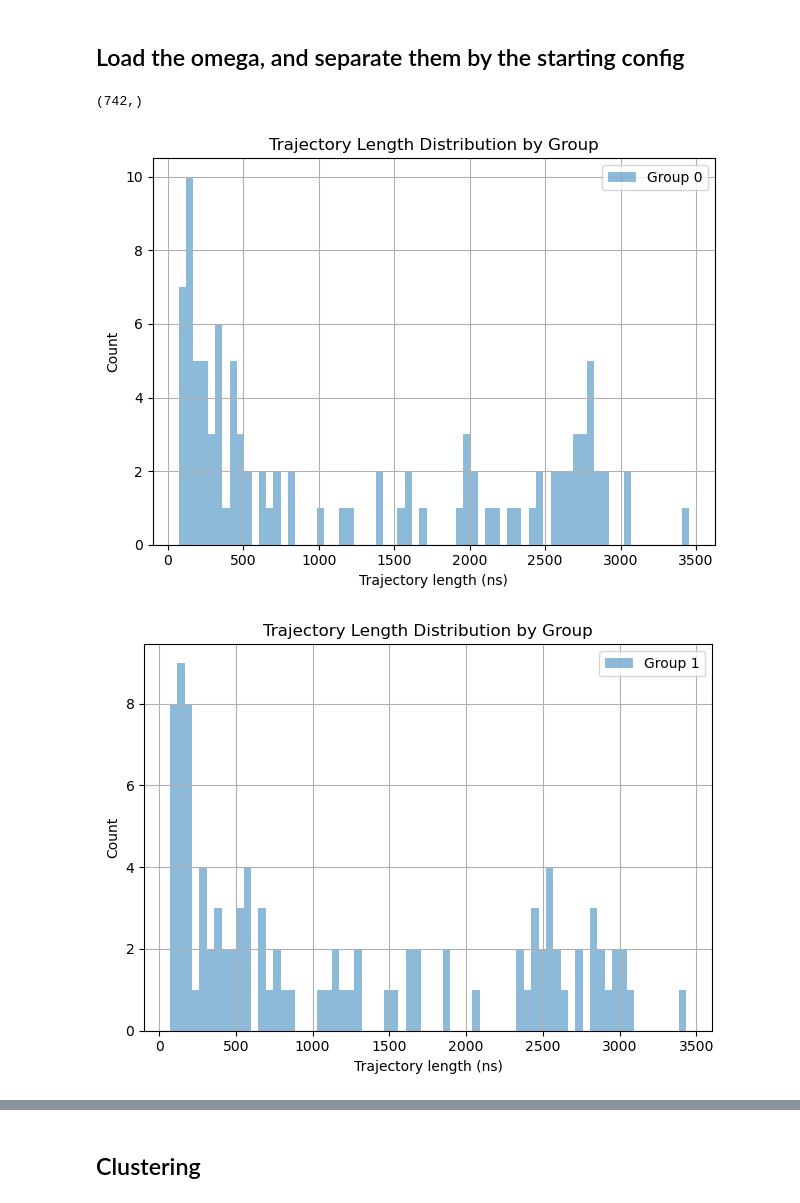
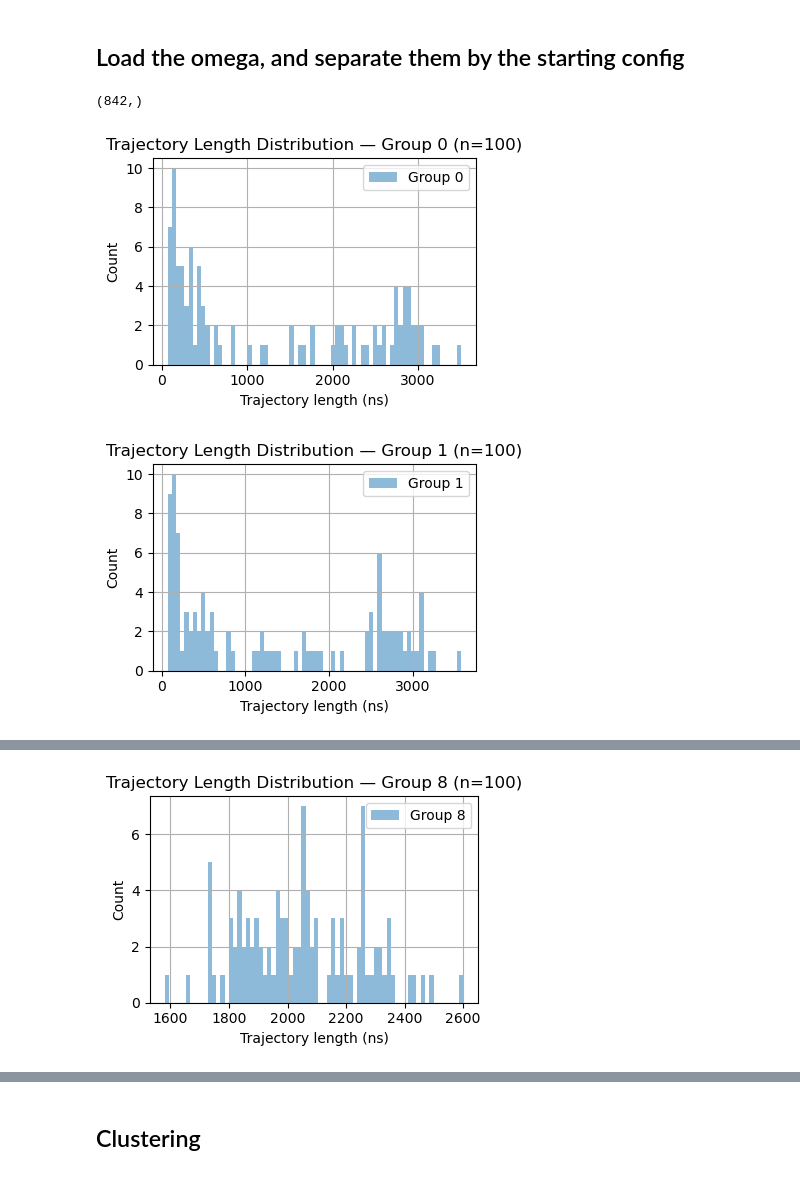
Before and after one commit to starwingc/peptoid_ESM, a Jupyter notebook: Plain_MD/analysis/clustering.ipynb, the cells around one changed output, grey strips where cells are left out. Saved outputs shown, nothing was run; the diff lists cells and outputs as text; code cells hidden in the pictures.

```diff
--- a/Plain_MD/analysis/clustering.ipynb
+++ b/Plain_MD/analysis/clustering.ipynb
@@ -68,7 +68,7 @@ peptoid_gro = 'single_peptoid.gro'
 
 files = []
 run_list = []
-for r in range(8):
+for r in range(9):
     i = 0  # Counter for valid files for this 'r'
     for c in range(100):
         file = f"{traj_dir}/r{r}c{c}_inte.xtc"
@@ -184,28 +188,31 @@ print(nsnaps)
 # %%
 save_dir = 'omega_data'
 
 omega=Data.load(f"{save_dir}/data.pkl").array_list # This is an (716, x, 3) array
 
 traj_lens = [traj.shape[0] for traj in omega]
 traj_lens = np.array(traj_lens)
 print(traj_lens.shape)
 
-for i in range(8):
-    start = i * 100
-    end = (i + 1) * 100 if (i + 1) * 100 <= len(traj_lens) else len(traj_lens)
+group_size_list = [100, 100, 100, 100, 100, 100, 100, 42, 100]
 
+start = 0
+for i, size in enumerate(group_size_list):
+    end = start + size
     group = traj_lens[start:end] * 0.01  # Convert to ns
 
+    plt.figure(figsize=(4, 3))
     plt.hist(group, bins=70, alpha=0.5, label=f'Group {i}')
-
     plt.xlabel("Trajectory length (ns)")
     plt.ylabel("Count")
-    plt.title("Trajectory Length Distribution by Group")
+    plt.title(f"Trajectory Length Distribution — Group {i} (n={size})")
     plt.legend()
     plt.grid(True)
     plt.tight_layout()
     plt.show()
+
+    start = end  # Move to the next group
 # %% [output]
-(742,)
+(842,)
-[figure, old version]
+[figure, new version]
-[figure, old version]
+[figure, new version]
@@ -218 +225,2 @@ for i in range(8):
+[figure, added]
 # %%
```
Also changed, not shown: parts of 7 cells of this notebook, 4 other files.
